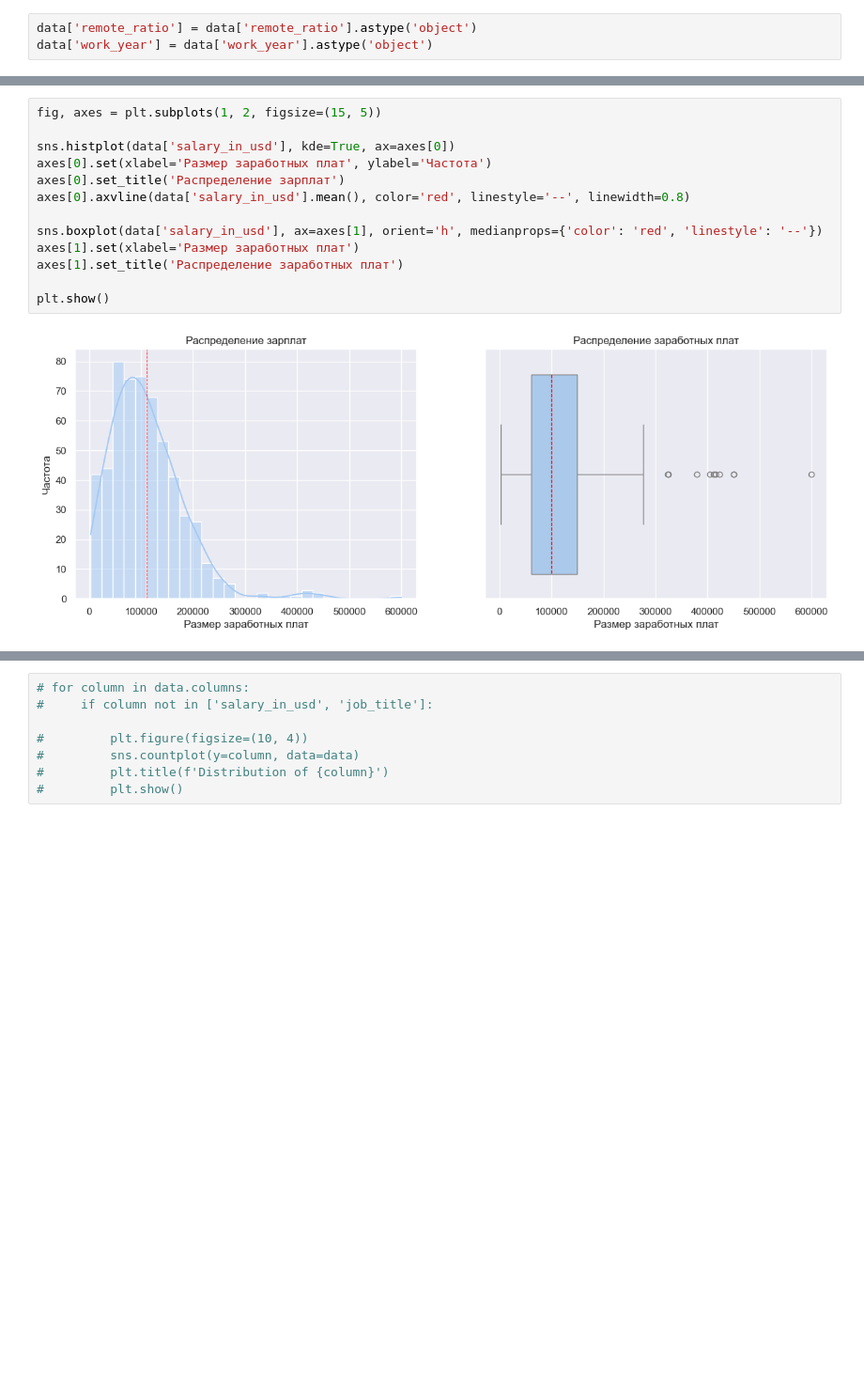
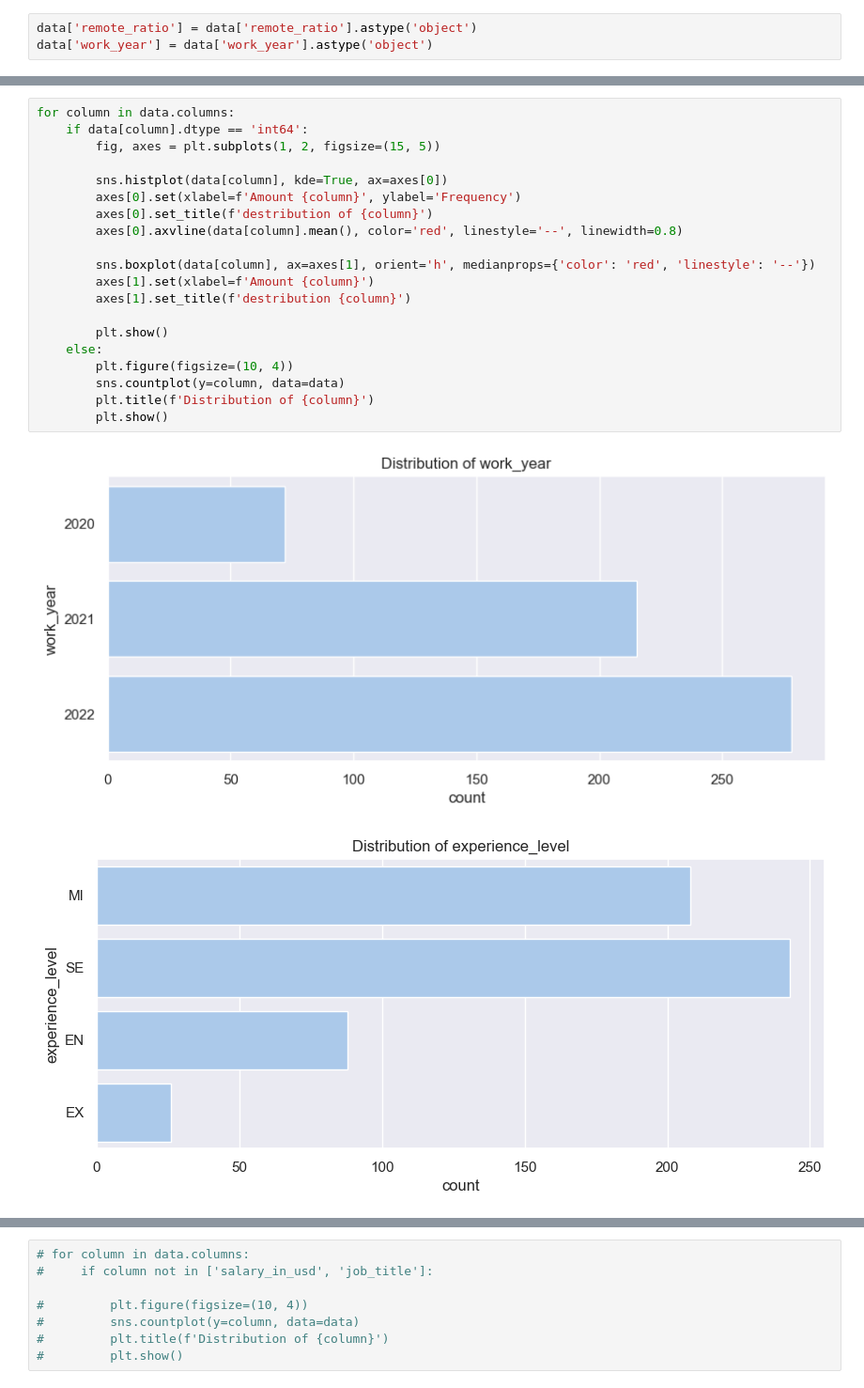
Before and after one commit to marioitti1/HR_EDA_Statistic, a Jupyter notebook: Statisctic_tests.ipynb, the cells around one changed output, grey strips where cells are left out. Shown: that part at 94% size. Drawn from its saved outputs; the diff is of its cells as text; blank space fills up the shorter version.

Commit message:
Basic analyzis and start of visualization

```diff
--- a/Statisctic_tests.ipynb
+++ b/Statisctic_tests.ipynb
@@ -111,15 +173,23 @@ profile.to_file('./data/DS_salary_analyze_after.html')
 # %%
-fig, axes = plt.subplots(1, 2, figsize=(15, 5))
+for column in data.columns:
+    if data[column].dtype == 'int64':
+        fig, axes = plt.subplots(1, 2, figsize=(15, 5))
 
-sns.histplot(data['salary_in_usd'], kde=True, ax=axes[0])
-axes[0].set(xlabel='Размер заработных плат', ylabel='Частота')
-axes[0].set_title('Распределение зарплат')
-axes[0].axvline(data['salary_in_usd'].mean(), color='red', linestyle='--', linewidth=0.8)
+        sns.histplot(data[column], kde=True, ax=axes[0])
+        axes[0].set(xlabel=f'Amount {column}', ylabel='Frequency')
+        axes[0].set_title(f'destribution of {column}')
+        axes[0].axvline(data[column].mean(), color='red', linestyle='--', linewidth=0.8)
 
-sns.boxplot(data['salary_in_usd'], ax=axes[1], orient='h', medianprops={'color': 'red', 'linestyle': '--'})
-axes[1].set(xlabel='Размер заработных плат')
-axes[1].set_title('Распределение заработных плат')
+        sns.boxplot(data[column], ax=axes[1], orient='h', medianprops={'color': 'red', 'linestyle': '--'})
+        axes[1].set(xlabel=f'Amount {column}')
+        axes[1].set_title(f'destribution {column}')
 
-plt.show()
+        plt.show()
+    else:
+        plt.figure(figsize=(10, 4))
+        sns.countplot(y=column, data=data)
+        plt.title(f'Distribution of {column}')
+        plt.show()
 # %% [output]
-[figure, old version]
+[figure, new version]
+[figure, added]
```
Also changed, not shown: parts of 25 cells of this notebook, 1 other file.
